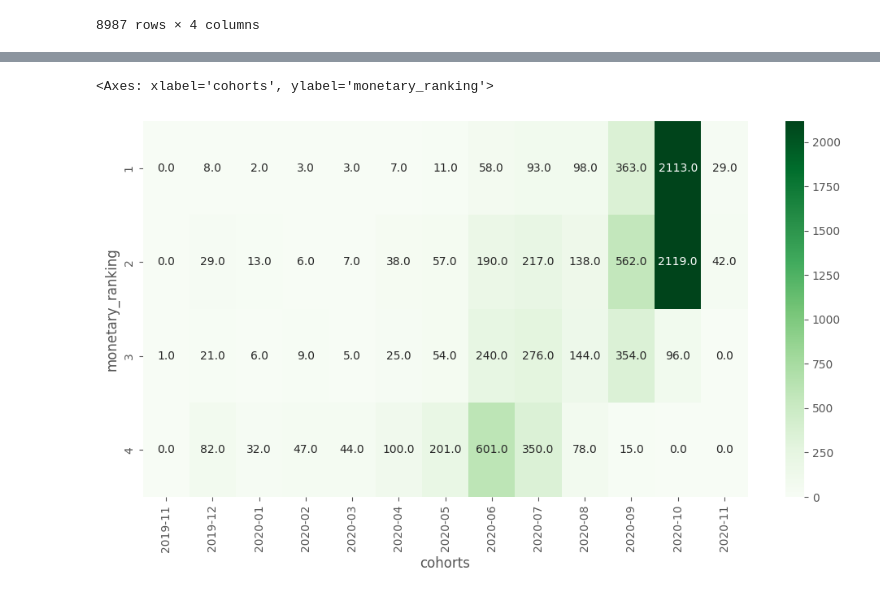
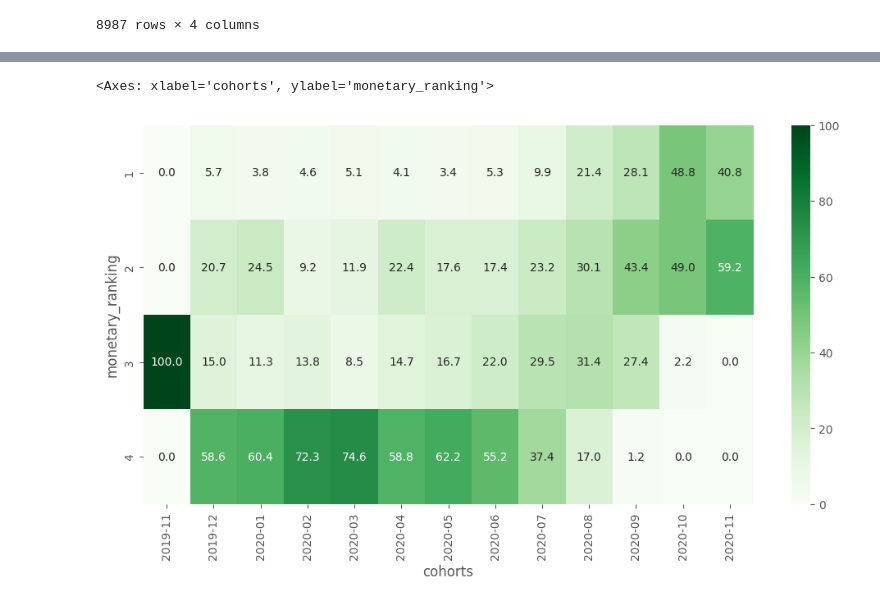
Before and after one commit to ivanseldas/microcredit-churn-classifier, a Jupyter notebook: Main_Latest.ipynb, the cells around one changed output, grey strips where cells are left out. Drawn from its saved outputs; the diff is of its cells as text; code cells hidden in the pictures.

Commit message:
percentage quantile per cohort

```diff
--- a/Main_Latest.ipynb
+++ b/Main_Latest.ipynb
@@ -320,0 +311,4 @@ monetary_group
+# %%
+# Total of users per cohort
+cohort_totals = monetary_group.groupby('cohorts')['total'].sum()
+cohort_totals.head()
@@ -320,0 +323,4 @@ monetary_group
+# %%
+# Merge the total to the monetary group table
+monetary_group = monetary_group.merge(cohort_totals, on='cohorts', how='left')
+monetary_group.head()
@@ -320,0 +334,4 @@ monetary_group
+# %%
+# Calculate the percentage in a new column
+monetary_group['percentage'] = monetary_group['total_x'] / monetary_group['total_y'] * 100
+monetary_group.head(5)
@@ -321,7 +345,7 @@ monetary_group
 # %%
-pivot_table = monetary_group.pivot(columns='cohorts', index='monetary_ranking', values='total')
+pivot_table = monetary_group.pivot(columns='cohorts', index='monetary_ranking', values='percentage')
 plt.figure(figsize=(12,6))
 sns.heatmap(pivot_table,annot=True, fmt=".1f", cmap="Greens")
 # %% [output]
 <Axes: xlabel='cohorts', ylabel='monetary_ranking'>
-[figure, old version]
+[figure, new version]
```
Also changed, not shown: parts of 4 cells of this notebook.
